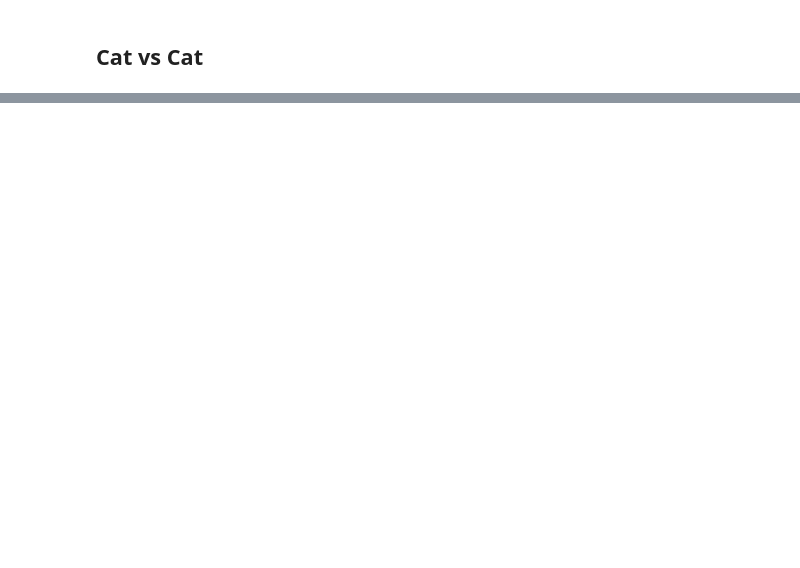
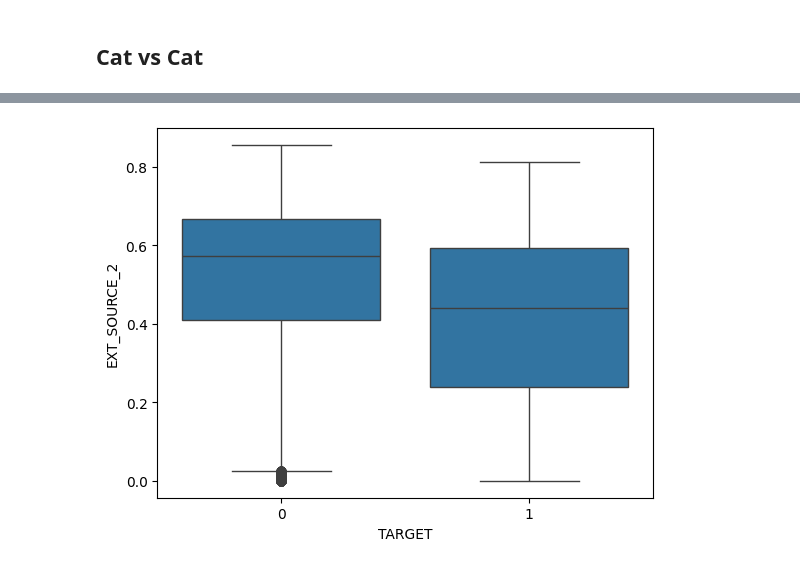
Before and after one commit to m1np3m/upgrad_eda_final, a Jupyter notebook: notebook_application.ipynb, the cells around one changed output, grey strips where cells are left out. Saved outputs shown, nothing was run; the diff lists cells and outputs as text; code cells hidden in the pictures; blank space fills up the shorter version.

```diff
--- a/notebook_application.ipynb
+++ b/notebook_application.ipynb
@@ -235,0 +449,4 @@ set_ticklabels() should only be used with a fixed number of ticks, i.e. after se
+# %%
+sns.boxplot(data=application_df, x="TARGET", y="EXT_SOURCE_2")
+plt.show()
+# %% [output]
@@ -235,0 +455 @@ set_ticklabels() should only be used with a fixed number of ticks, i.e. after se
+[figure, added]
```
Also changed, not shown: parts of 29 cells of this notebook, 4 other files.
